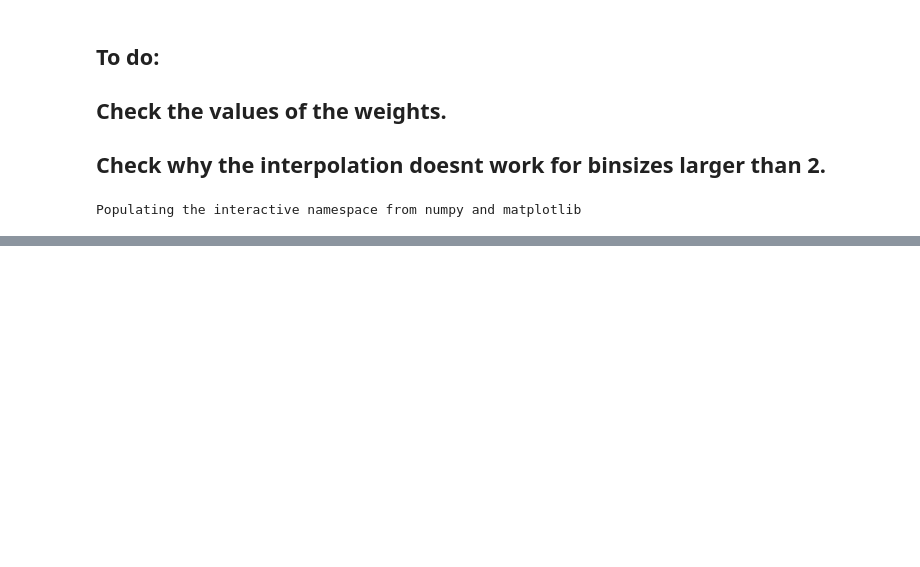
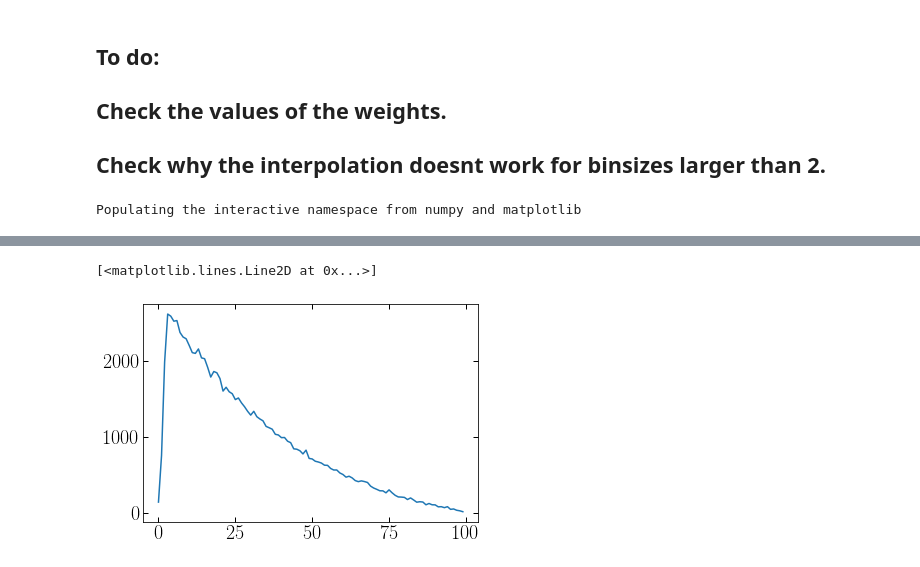
Before and after one commit to chervs/tracers_triaxial, a Jupyter notebook: test_Stracers.ipynb, the cells around one changed output, grey strips where cells are left out. Drawn from its saved outputs; the diff is of its cells as text; code cells hidden in the pictures; blank space fills up the shorter version.

```diff
--- a/test_Stracers.ipynb
+++ b/test_Stracers.ipynb
@@ -325,0 +251,5 @@ density_tools.density_peaks(np.log(rho_mw_dm)/np.max(np.log(rho_mw_dm)), xmin=-1
+# %%
+plot(Histo_epsilon)
+# %% [output]
+[<matplotlib.lines.Line2D at 0x...>]
+[figure, added]
```
Also changed, not shown: parts of 25 cells of this notebook, 2 other files.
